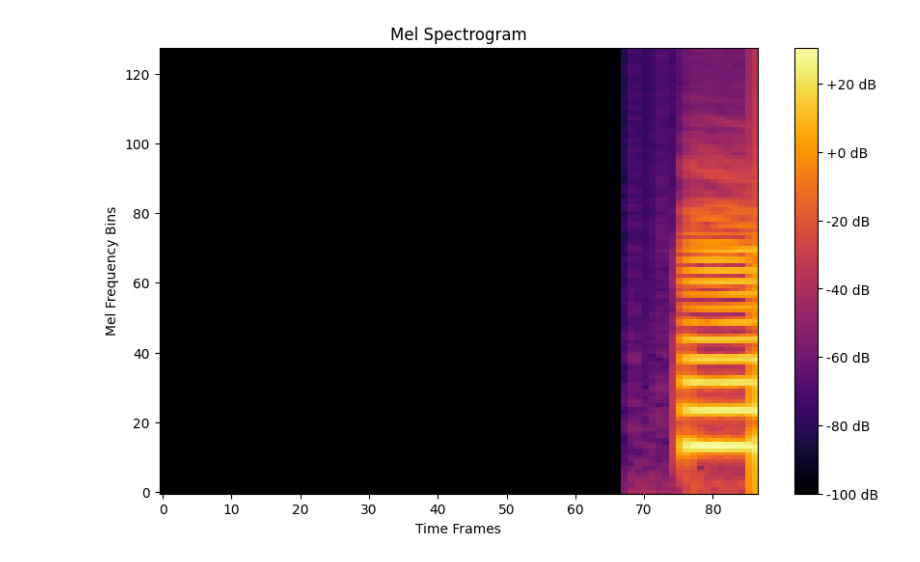
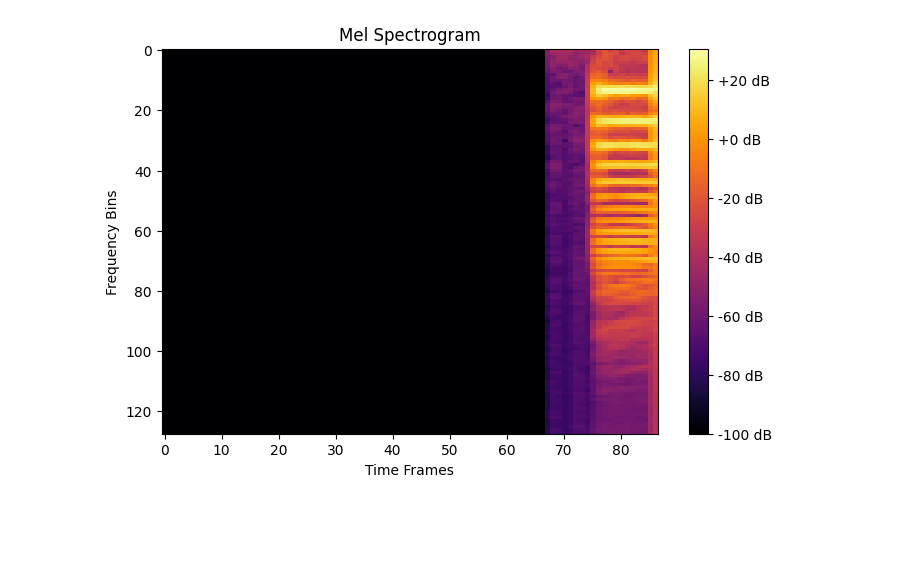
Before and after one commit to EdmundYau/RealTimeInstrumentIdentifier, a Jupyter notebook: spectrogram.ipynb, the cells around one changed output. Cells and saved outputs as stored; diff of their text form; code cells hidden in the pictures; blank space fills up the shorter version.

Commit message:
refactored spectrogram code

```diff
--- a/spectrogram.ipynb
+++ b/spectrogram.ipynb
@@ -90,14 +92,13 @@ mel_spectrograms = process_dataset_parallel(dataset_path, save_dir=save_dir)
 # %%
-# Load the saved spectrogram
+# Plotting Example
 spectrogram = np.load('spectrograms_train/Track00001_mel_spect.npy')
 
-# Plot the spectrogram
-plt.figure(figsize=(10, 6))
-plt.imshow(spectrogram[0], aspect='auto', origin='lower', cmap='inferno')
+plt.figure(figsize=(8, 5))
+plt.imshow(spectrogram[0], aspect='auto', cmap='inferno')
 plt.colorbar(format='%+2.0f dB')
 plt.title("Mel Spectrogram")
 plt.xlabel("Time Frames")
-plt.ylabel("Mel Frequency Bins")
+plt.ylabel("Frequency Bins")
 plt.show()
 # %% [output]
-[figure, old version]
+[figure, new version]
```
Also changed, not shown: parts of 7 cells of this notebook, 3 other files.
